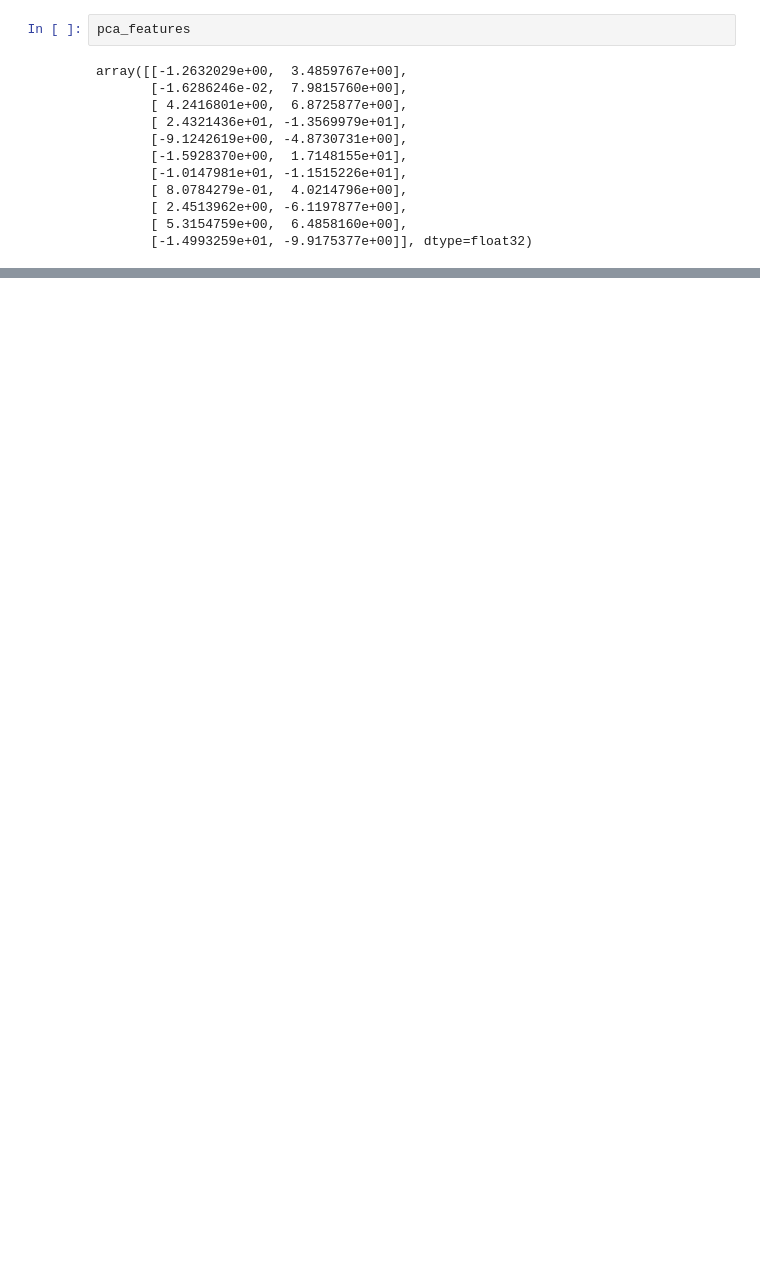
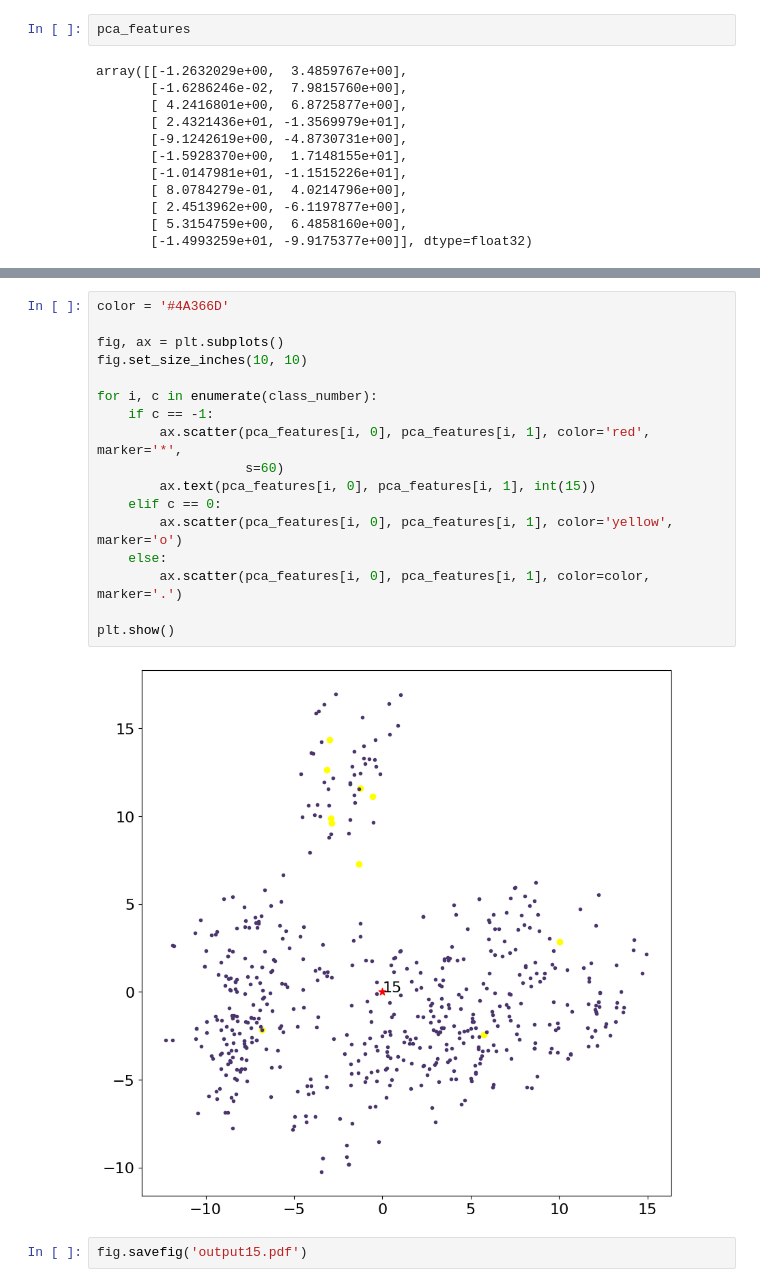
Before and after one commit to HichTala/COCO_dataset_transformations, a Jupyter notebook: notebooks/distances.ipynb, the cells around one changed output, grey strips where cells are left out. Cells and saved outputs as stored; diff of their text form; blank space fills up the shorter version.

```diff
--- a/notebooks/distances.ipynb
+++ b/notebooks/distances.ipynb
@@ -698,0 +749,21 @@ array([[-1.2632029e+00,  3.4859767e+00],
+# %%
+color = '#4A366D'
+
+fig, ax = plt.subplots()
+fig.set_size_inches(10, 10)
+
+for i, c in enumerate(class_number):
+    if c == -1:
+        ax.scatter(pca_features[i, 0], pca_features[i, 1], color='red', marker='*',
+                   s=60)
+        ax.text(pca_features[i, 0], pca_features[i, 1], int(15))
+    elif c == 0:
+        ax.scatter(pca_features[i, 0], pca_features[i, 1], color='yellow', marker='o')
+    else:
+        ax.scatter(pca_features[i, 0], pca_features[i, 1], color=color, marker='.')
+
+plt.show()
+# %% [output]
+[figure, added]
+# %%
+fig.savefig('output15.pdf')
```
Also changed, not shown: parts of 12 cells of this notebook, 2 other files.
